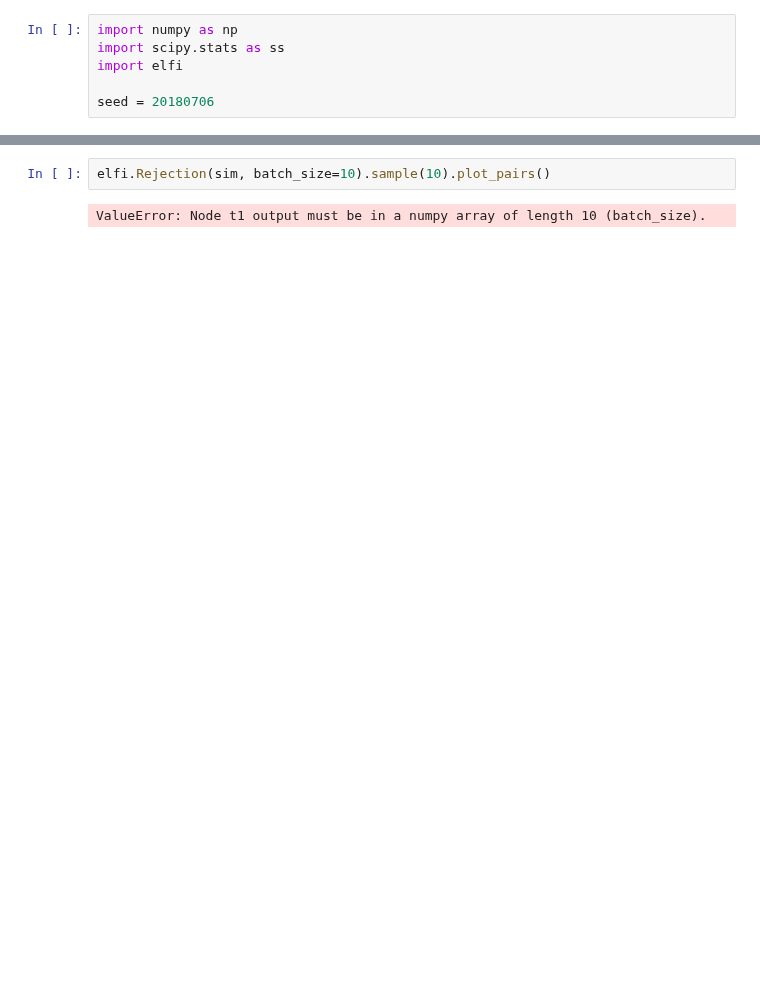
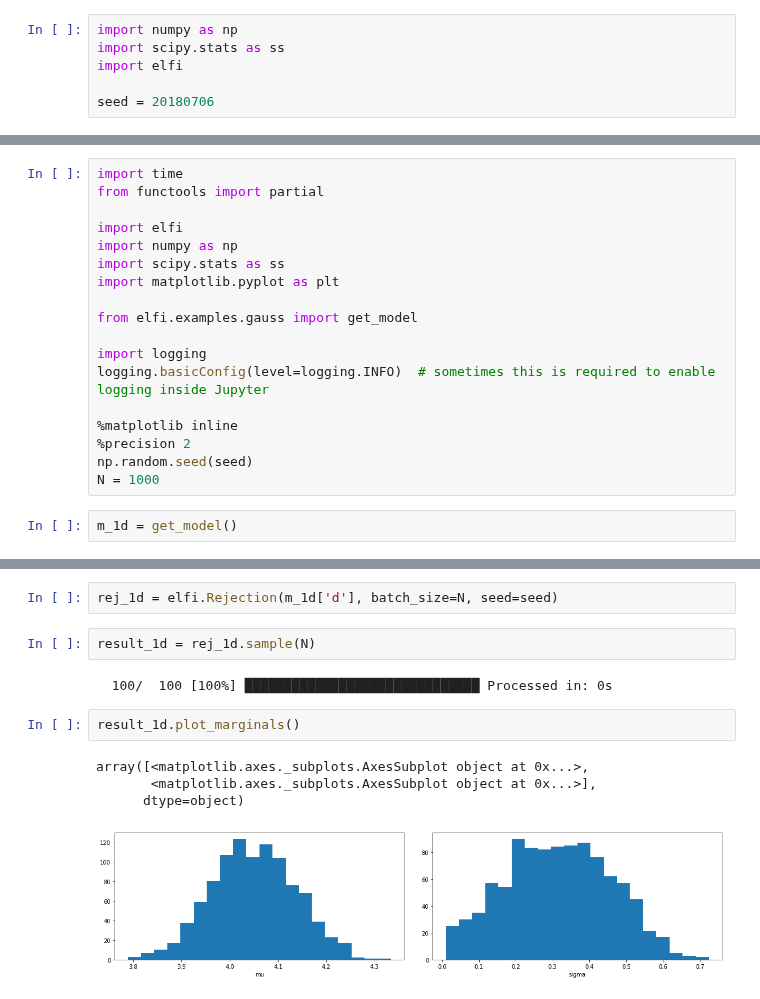
Before and after one commit to elfi-dev/zoo, a Jupyter notebook: vis/vis.ipynb, the cells around one changed output, grey strips where cells are left out. Drawn from its saved outputs; the diff is of its cells as text; blank space fills up the shorter version.

```diff
--- a/vis/vis.ipynb
+++ b/vis/vis.ipynb
@@ -21 +27,21 @@ d = elfi.Distance('euclidean', sim)
+# %%
+import time
+from functools import partial
+
+import elfi
+import numpy as np
+import scipy.stats as ss
+import matplotlib.pyplot as plt
+
+from elfi.examples.gauss import get_model
+
+import logging
+logging.basicConfig(level=logging.INFO)  # sometimes this is required to enable logging inside Jupyter
+
+%matplotlib inline
+%precision 2
+np.random.seed(seed)
+N = 1000
+# %%
+m_1d = get_model()
 # %%
@@ -23,6 +49,15 @@ elfi.draw(d)
 # %% [output]
 [drawing not drawn]
-# %%
-elfi.Rejection(sim, batch_size=10).sample(10).plot_pairs()
-# %% [output]
-ValueError: Node t1 output must be in a numpy array of length 10 (batch_size).
+# %%
+rej_1d = elfi.Rejection(m_1d['d'], batch_size=N, seed=seed)
+# %%
+result_1d = rej_1d.sample(N)
+# %% [output]
+  100/  100 [100%] ██████████████████████████████ Processed in: 0s
+# %%
+result_1d.plot_marginals()
+# %% [output]
+array([<matplotlib.axes._subplots.AxesSubplot object at 0x...>,
+       <matplotlib.axes._subplots.AxesSubplot object at 0x...>],
+      dtype=object)
+[figure, added]
```
Also changed, not shown: parts of 8 cells of this notebook.
